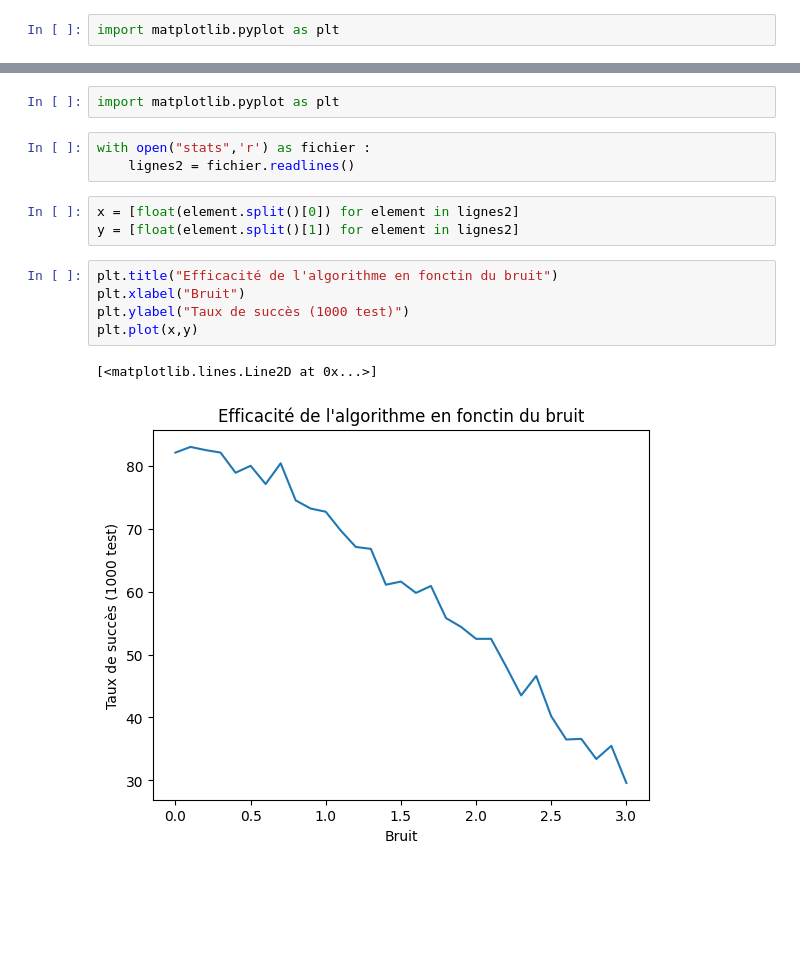
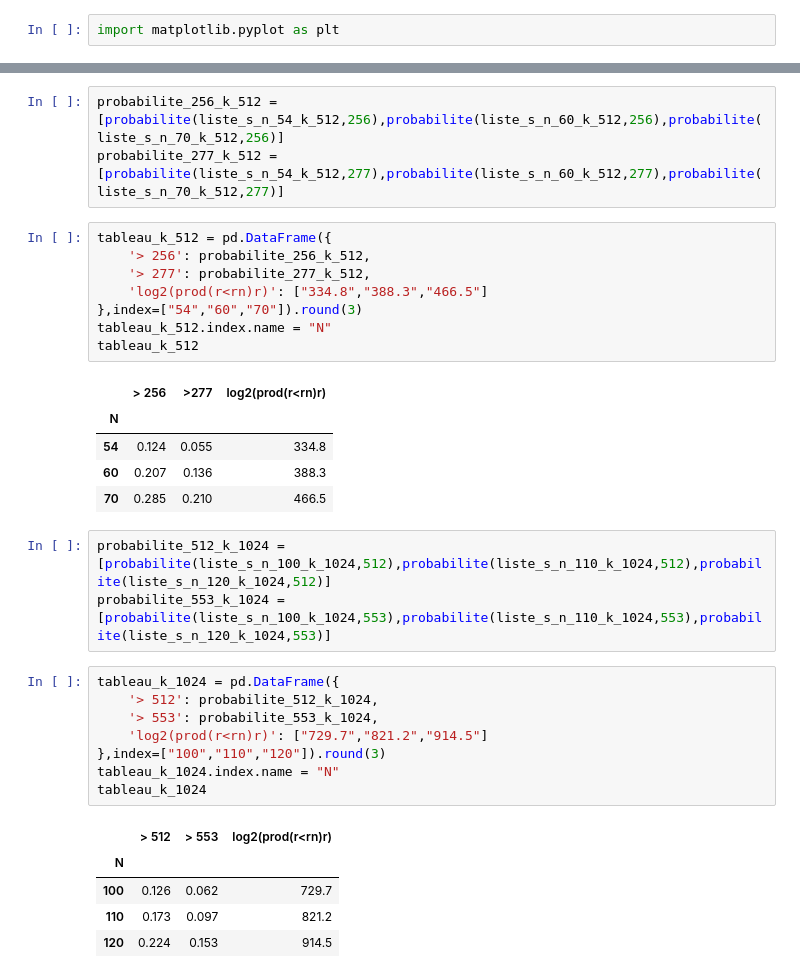
Before and after one commit to EmilienMendes/RSA-Generation-Key-Attack, a Jupyter notebook: spa-crible-simple/stats.ipynb, the cells around one changed output, grey strips where cells are left out. Cells and saved outputs as stored; diff of their text form; blank space fills up the shorter version.

```diff
--- a/spa-crible-simple/stats.ipynb
+++ b/spa-crible-simple/stats.ipynb
@@ -39,16 +46,34 @@ ValueError: If using all scalar values, you must pass an index
-# %%
-import matplotlib.pyplot as plt
-# %%
-with open("stats",'r') as fichier :
-    lignes2 = fichier.readlines()
-# %%
-x = [float(element.split()[0]) for element in lignes2]
-y = [float(element.split()[1]) for element in lignes2]
-# %%
-plt.title("Efficacité de l'algorithme en fonctin du bruit")
-plt.xlabel("Bruit")
-plt.ylabel("Taux de succès (1000 test)")
-plt.plot(x,y)
-# %% [output]
-[<matplotlib.lines.Line2D at 0x...>]
-[figure, removed]
+# %%
+probabilite_256_k_512 = [probabilite(liste_s_n_54_k_512,256),probabilite(liste_s_n_60_k_512,256),probabilite(liste_s_n_70_k_512,256)]
+probabilite_277_k_512 = [probabilite(liste_s_n_54_k_512,277),probabilite(liste_s_n_60_k_512,277),probabilite(liste_s_n_70_k_512,277)]
+# %%
+tableau_k_512 = pd.DataFrame({
+    '> 256': probabilite_256_k_512,
+    '> 277': probabilite_277_k_512,
+    'log2(prod(r<rn)r)': ["334.8","388.3","466.5"]
+},index=["54","60","70"]).round(3)
+tableau_k_512.index.name = "N"
+tableau_k_512
+# %% [output]
+|  | > 256 | >277 | log2(prod(r<rn)r) |
+| N |  |  |  |
+| 54 | 0.124 | 0.055 | 334.8 |
+| 60 | 0.207 | 0.136 | 388.3 |
+| 70 | 0.285 | 0.210 | 466.5 |
+# %%
+probabilite_512_k_1024 = [probabilite(liste_s_n_100_k_1024,512),probabilite(liste_s_n_110_k_1024,512),probabilite(liste_s_n_120_k_1024,512)]
+probabilite_553_k_1024 = [probabilite(liste_s_n_100_k_1024,553),probabilite(liste_s_n_110_k_1024,553),probabilite(liste_s_n_120_k_1024,553)]
+# %%
+tableau_k_1024 = pd.DataFrame({
+    '> 512': probabilite_512_k_1024,
+    '> 553': probabilite_553_k_1024,
+    'log2(prod(r<rn)r)': ["729.7","821.2","914.5"]
+},index=["100","110","120"]).round(3)
+tableau_k_1024.index.name = "N"
+tableau_k_1024
+# %% [output]
+|  | > 512 | > 553 | log2(prod(r<rn)r) |
+| N |  |  |  |
+| 100 | 0.126 | 0.062 | 729.7 |
+| 110 | 0.173 | 0.097 | 821.2 |
+| 120 | 0.224 | 0.153 | 914.5 |
```
Also changed, not shown: parts of 8 cells of this notebook.
